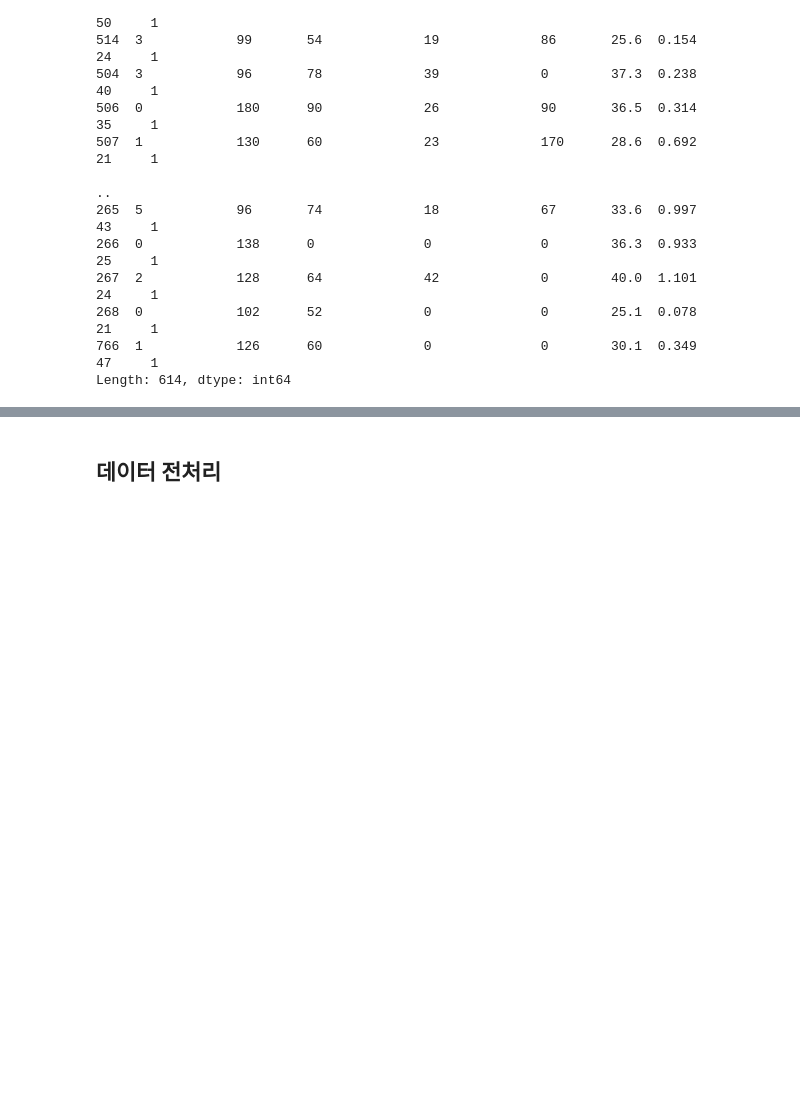
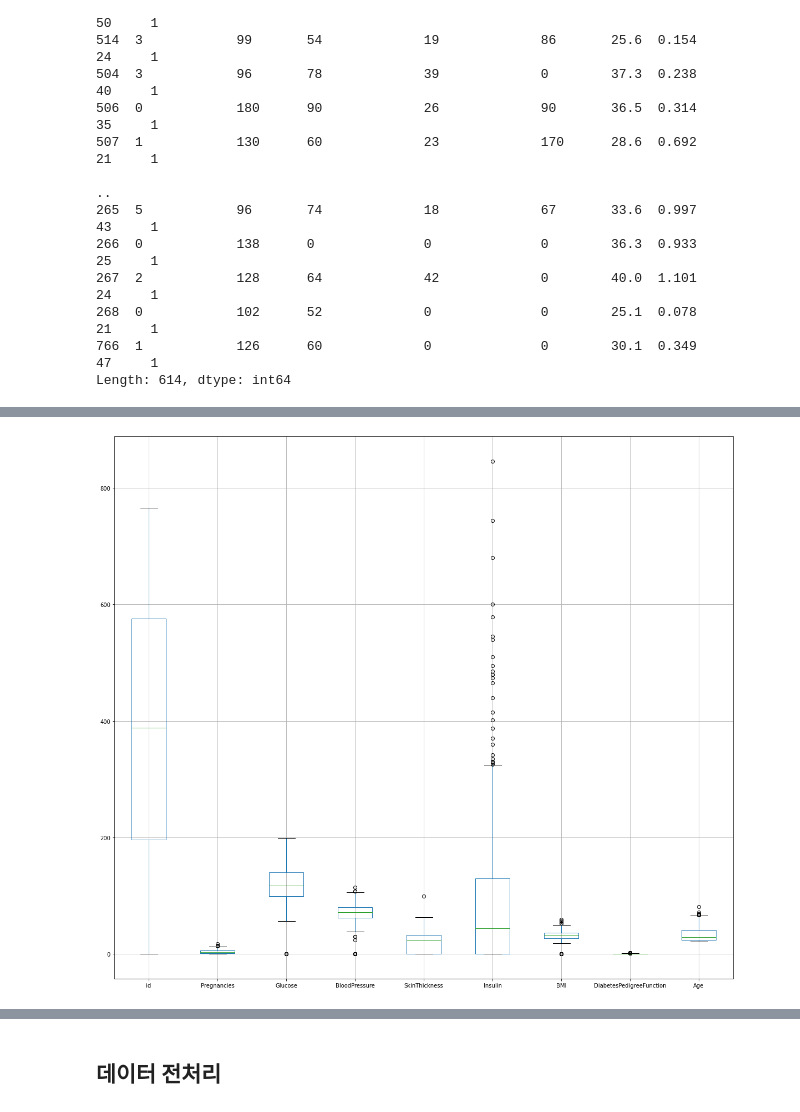
Before and after one commit to DreamInTheMazeCZ/Python_Toy_Project, a Jupyter notebook: Pima Indians Diabetes.ipynb, the cells around one changed output, grey strips where cells are left out. Cells and saved outputs as stored; diff of their text form; code cells hidden in the pictures; blank space fills up the shorter version.

```diff
--- a/Pima Indians Diabetes.ipynb
+++ b/Pima Indians Diabetes.ipynb
@@ -176,0 +155,5 @@ Length: 614, dtype: int64
+# %%
+X_train.boxplot(figsize=(20,18));
+# Insulin, SkinThickness 이상값 확인 필요
+# %% [output]
+[figure, added]
```
Also changed, not shown: parts of 38 cells of this notebook.
